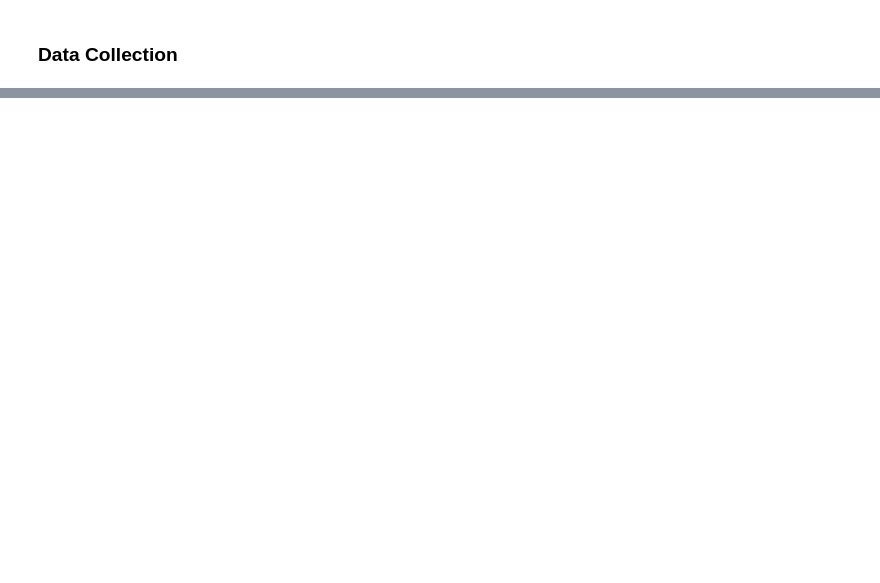
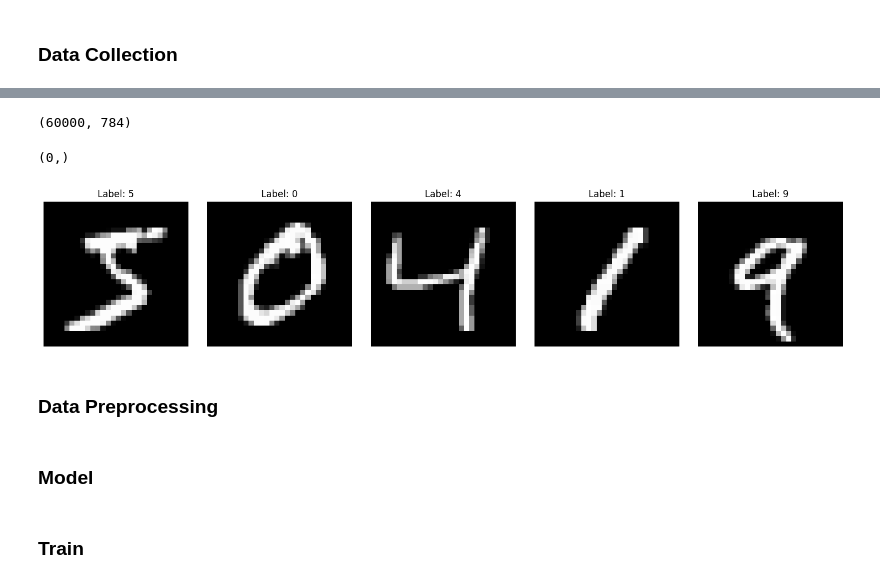
Before and after one commit to racousin/data_science_practice, a Jupyter notebook: website/public/modules/module7/course/module7_course.ipynb, the cells around one changed output, grey strips where cells are left out. Drawn from its saved outputs; the diff is of its cells as text; code cells hidden in the pictures; blank space fills up the shorter version.

```diff
--- a/website/public/modules/module7/course/module7_course.ipynb
+++ b/website/public/modules/module7/course/module7_course.ipynb
@@ -24 +37,4 @@ download_file(data_url, 'House Price India.csv')
+# %%
+X = pd.read_csv('module7_course_features.csv').values
+y = pd.read_csv('module7_course_labels.csv').values.ravel()
 # %% [markdown]
@@ -306,0 +42,37 @@ KeyboardInterrupt:
+# %%
+X.shape
+# %% [output]
+(60000, 784)
+# %%
+y.shape
+# %% [output]
+(0,)
+# %%
+def plot_mnist_digits(X, y, num_examples=5, figsize=(15, 3)):
+    # Create figure
+    fig, axes = plt.subplots(1, num_examples, figsize=figsize)
+
+    # Ensure axes is always a numpy array
+    if num_examples == 1:
+        axes = np.array([axes])
+
+    # Plot each example
+    for i in range(num_examples):
+        # Reshape the flattened image back to 28x28
+        img = X[i].reshape(28, 28)
+
+        # Plot
+        axes[i].imshow(img, cmap='gray')
+        axes[i].set_title(f'Label: {y[i]}')
+        axes[i].axis('off')
+
+    plt.tight_layout()
+    return fig
+# %%
+# Plot some examples
+fig = plot_mnist_digits(X, y, num_examples=5)
+plt.show()
+# %% [output]
+[figure, added]
+# %% [markdown]
+### Data Preprocessing
@@ -306,0 +122,2 @@ KeyboardInterrupt:
+# %% [markdown]
+### Model
@@ -306,0 +176,2 @@ KeyboardInterrupt:
+# %% [markdown]
+### Train
```
Also changed, not shown: parts of 17 cells of this notebook, 13 other files.
